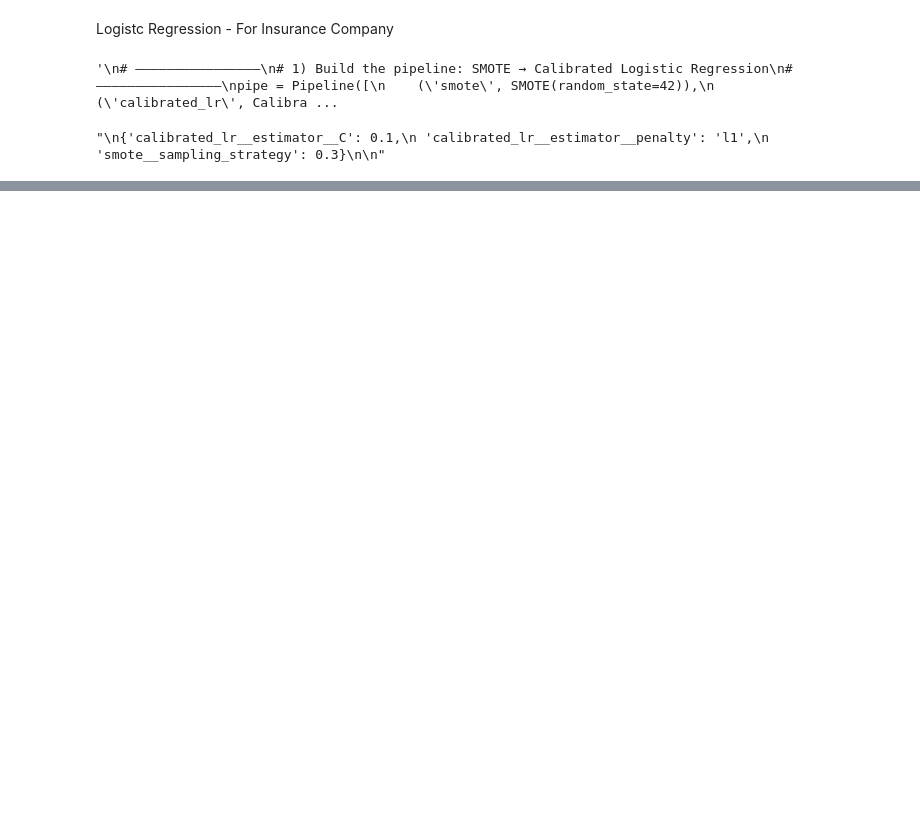
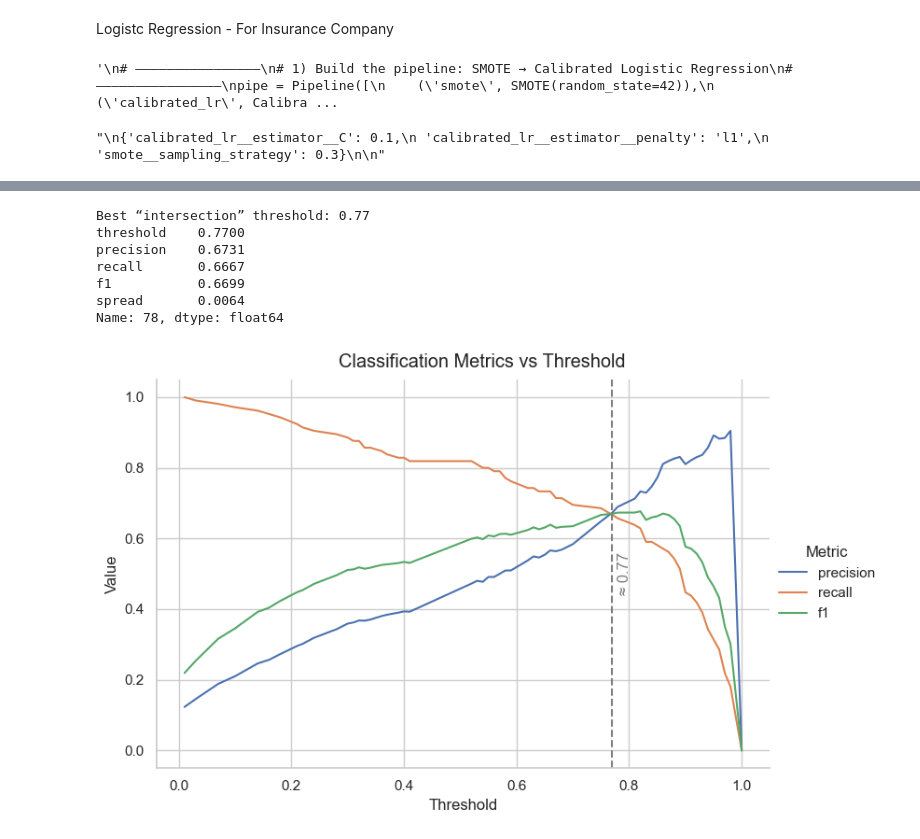
Before and after one commit to Mic-dev-gif/stroke_dataset_ml, a Jupyter notebook: main.ipynb, the cells around one changed output, grey strips where cells are left out. Cells and saved outputs as stored; diff of their text form; code cells hidden in the pictures; blank space fills up the shorter version.

```diff
--- a/main.ipynb
+++ b/main.ipynb
@@ -1983,0 +3221,60 @@ print_all_metrics(
+# %%
+# 1) Melt into long form (just as before)
+df_melt = (
+    df_sorted
+      .melt(id_vars='threshold',
+            value_vars=['precision','recall','f1'],
+            var_name='Metric',
+            value_name='Value')
+)
+
+# 2) Plot with relplot
+sns.set_theme(style="whitegrid")
+g = sns.relplot(
+    data=df_melt,
+    kind="line",
+    x="threshold", y="Value",
+    hue="Metric",
+    height=5, aspect=1.5,
+    markers=True, dashes=False,
+)
+g.set_axis_labels("Threshold", "Value")
+g.fig.suptitle("Classification Metrics vs Threshold", y=1.02)
+g._legend.set_title("Metric")
+
+# 3) Compute “spread” = max(metric) – min(metric) at each threshold,
+#    *excluding* the trivial endpoints 0.0 and 1.0:
+df_mid = df_sorted[(df_sorted['threshold'] > 0.0) & (df_sorted['threshold'] < 1.0)].copy()
+df_mid['spread'] = (
+    df_mid[['precision','recall','f1']].max(axis=1)
+  - df_mid[['precision','recall','f1']].min(axis=1)
+)
+
+# 4) Find the threshold with the *smallest* spread
+best_idx    = df_mid['spread'].idxmin()
+best_row    = df_mid.loc[best_idx, ['threshold','precision','recall','f1','spread']]
+best_thresh = best_row['threshold']
+
+print("Best “intersection” threshold:", best_thresh)
+print(best_row)
+
+# 5) Annotate it on the plot
+ax = g.ax
+ax.axvline(best_thresh, color='gray', linestyle='--')
+ax.text(best_thresh + 0.01,
+        0.5,
+        f"≈ {best_thresh:.2f}", a
+        rotation=90,
+        va='center',
+        color='gray')
+
+plt.show()
+# %% [output]
+Best “intersection” threshold: 0.77
+threshold    0.7700
+precision    0.6731
+recall       0.6667
+f1           0.6699
+spread       0.0064
+Name: 78, dtype: float64
+[figure, added]
```
Also changed, not shown: parts of 69 cells of this notebook.
